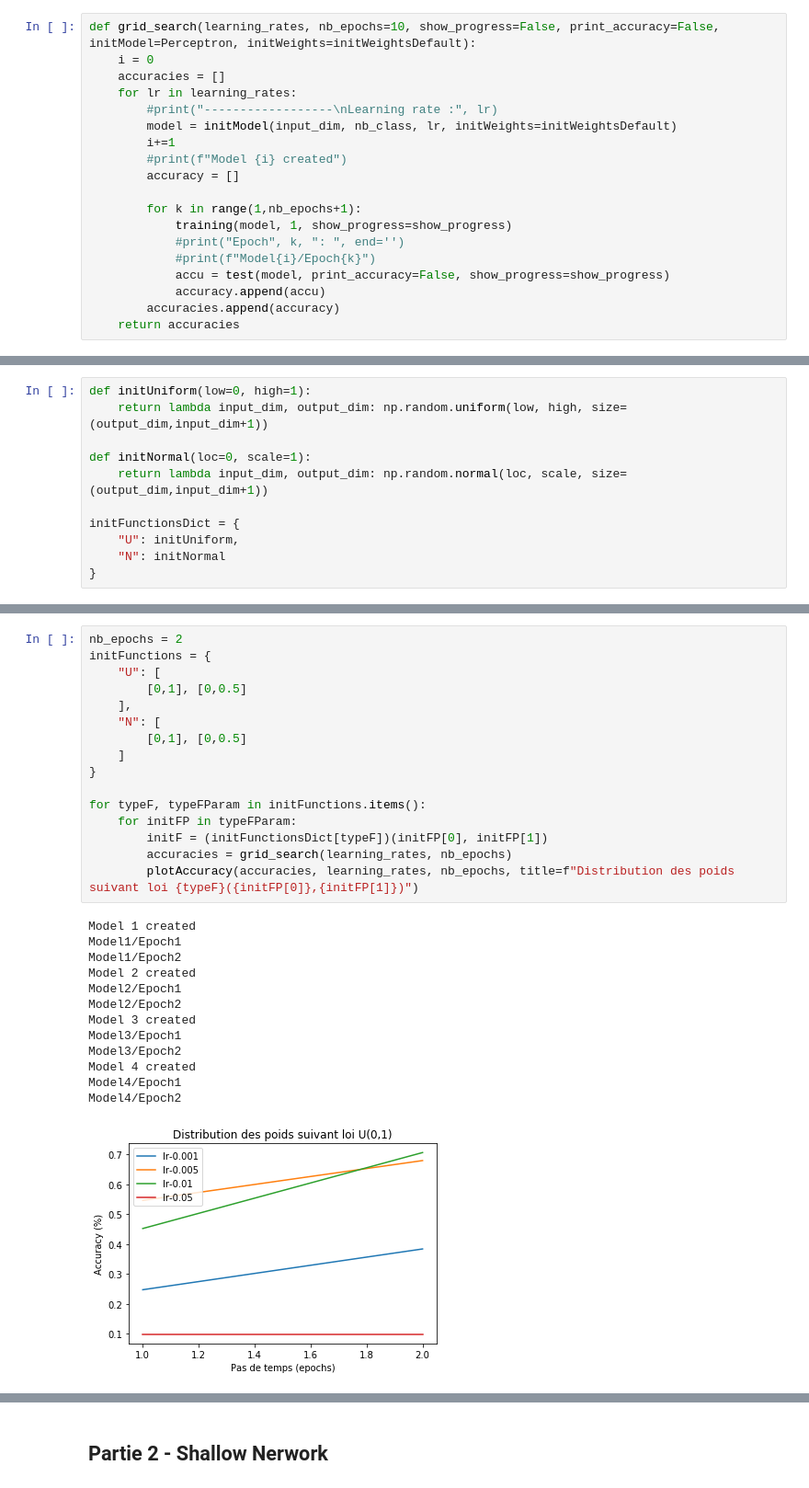
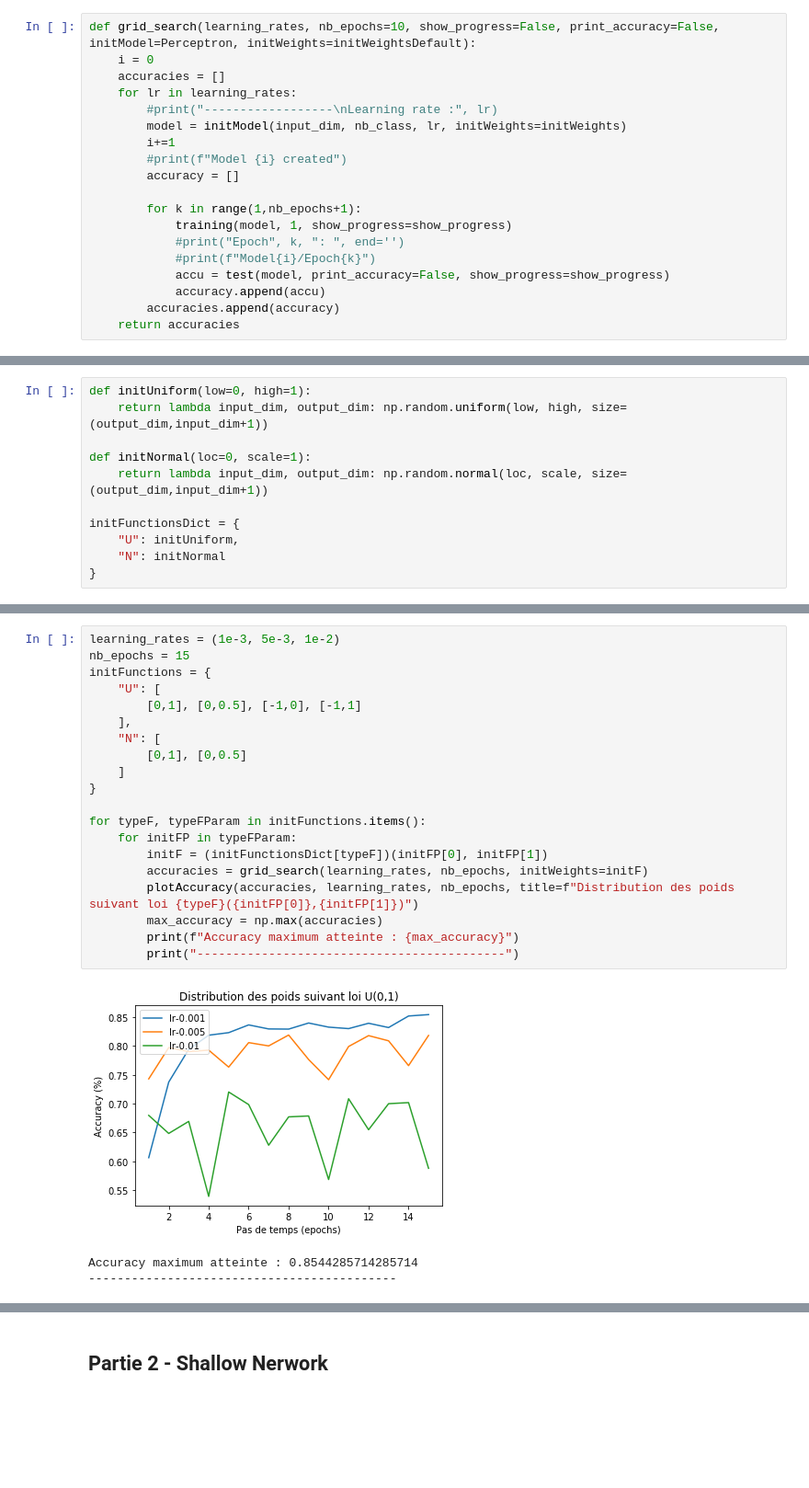
Before and after one commit to pierreelliott/Bio-inspired_Intelligence, a Jupyter notebook: TP1.ipynb, the cells around one changed output, grey strips where cells are left out. Shown at 92% size. Drawn from its saved outputs; the diff is of its cells as text; blank space fills up the shorter version.

Commit message:
Grid search Perceptron

```diff
--- a/TP1.ipynb
+++ b/TP1.ipynb
@@ -202,7 +202,7 @@ def grid_search(learning_rates, nb_epochs=10, show_progress=False, print_accurac
     accuracies = []
     for lr in learning_rates:
         #print("------------------\nLearning rate :", lr)
-        model = initModel(input_dim, nb_class, lr, initWeights=initWeightsDefault)
+        model = initModel(input_dim, nb_class, lr, initWeights=initWeights)
         i+=1
         #print(f"Model {i} created")
         accuracy = []
@@ -233,30 +231,24 @@ learning_rates = (1e-3, 5e-3, 1e-2, 5e-2)
 # %%
-nb_epochs = 2
+learning_rates = (1e-3, 5e-3, 1e-2)
+nb_epochs = 15
 initFunctions = {
     "U": [
-        [0,1], [0,0.5]
+        [0,1], [0,0.5], [-1,0], [-1,1]
     ],
     "N": [
         [0,1], [0,0.5]
     ]
 }
 
 for typeF, typeFParam in initFunctions.items():
     for initFP in typeFParam:
         initF = (initFunctionsDict[typeF])(initFP[0], initFP[1])
-        accuracies = grid_search(learning_rates, nb_epochs)
+        accuracies = grid_search(learning_rates, nb_epochs, initWeights=initF)
         plotAccuracy(accuracies, learning_rates, nb_epochs, title=f"Distribution des poids suivant loi {typeF}({initFP[0]},{initFP[1]})")
+        max_accuracy = np.max(accuracies)
+        print(f"Accuracy maximum atteinte : {max_accuracy}")
+        print("-------------------------------------------")
 # %% [output]
+[figure, new version]
-Model 1 created
-Model1/Epoch1
-Model1/Epoch2
-Model 2 created
-Model2/Epoch1
-Model2/Epoch2
-Model 3 created
-Model3/Epoch1
-Model3/Epoch2
-Model 4 created
-Model4/Epoch1
-Model4/Epoch2
+Accuracy maximum atteinte : 0.8544285714285714
+-------------------------------------------
-[figure, old version]
```
Also changed, not shown: parts of 6 cells of this notebook.
